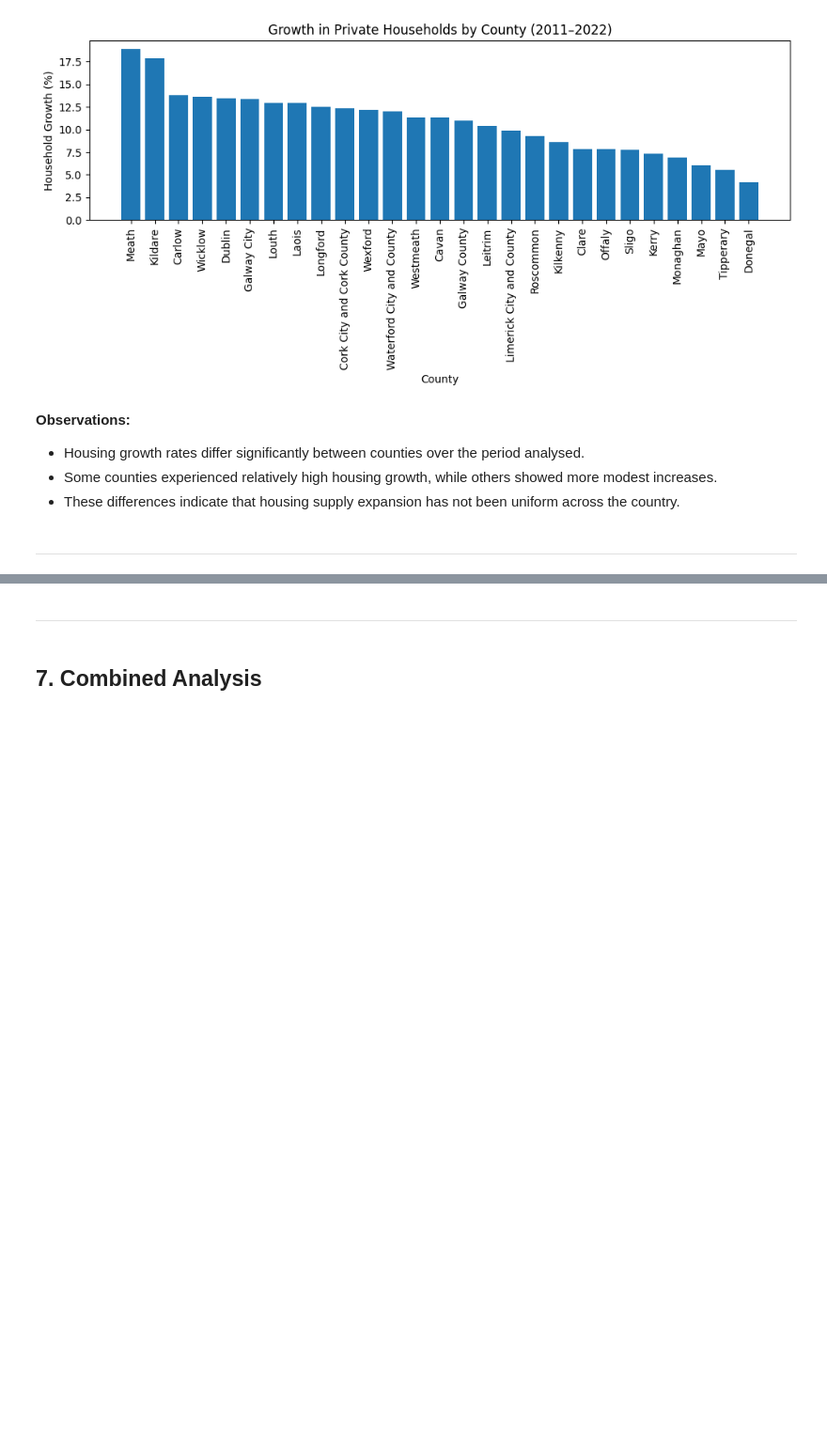
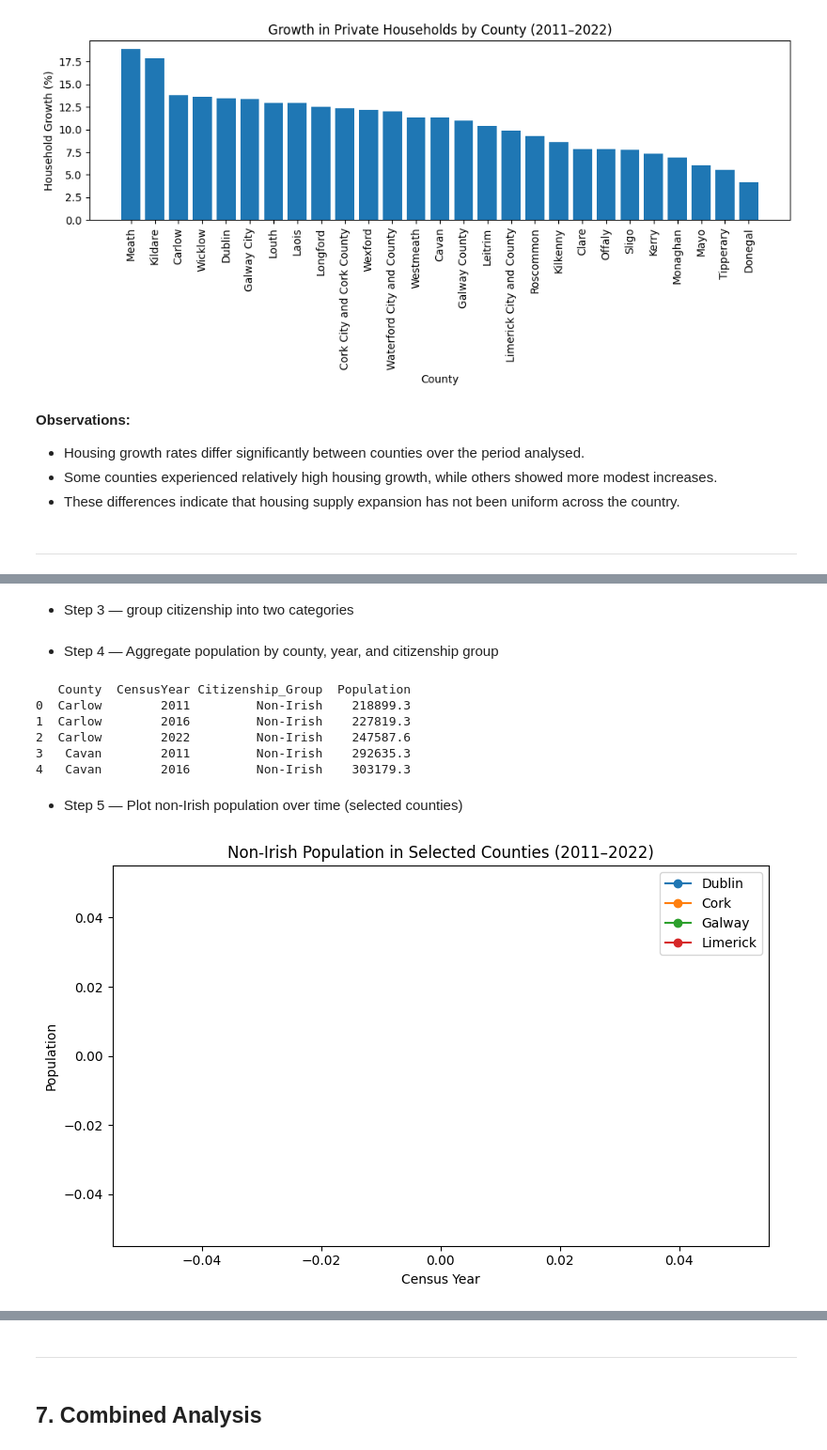
Before and after one commit to elainecazetta/programming-for-data-analytics, a Jupyter notebook: project/census_analysis.ipynb, the cells around one changed output, grey strips where cells are left out. Shown at 94% size. Saved outputs shown, nothing was run; the diff lists cells and outputs as text; code cells hidden in the pictures; blank space fills up the shorter version.

```diff
--- a/project/census_analysis.ipynb
+++ b/project/census_analysis.ipynb
@@ -431,0 +491,57 @@ plt.show()
+# %% [markdown]
+- Step 3 — group citizenship into two categories
+# %%
+# Create a simplified citizenship category
+imm_df["Citizenship_Group"] = imm_df["Citizenship"]
+
+imm_df.loc[
+    imm_df["Citizenship"] != "Irish",
+    "Citizenship_Group"
+] = "Non-Irish"
+# %% [markdown]
+- Step 4 — Aggregate population by county, year, and citizenship group
+# %%
+imm_grouped = (
+    imm_df
+    .groupby(["County", "CensusYear", "Citizenship_Group"], as_index=False)["Population"]
+    .sum()
+)
+
+print(imm_grouped.head())
+# %% [output]
+   County  CensusYear Citizenship_Group  Population
+0  Carlow        2011         Non-Irish    218899.3
+1  Carlow        2016         Non-Irish    227819.3
+2  Carlow        2022         Non-Irish    247587.6
+3   Cavan        2011         Non-Irish    292635.3
+4   Cavan        2016         Non-Irish    303179.3
+# %% [markdown]
+- Step 5 — Plot non-Irish population over time (selected counties)
+# %%
+selected_counties = ["Dublin", "Cork", "Galway", "Limerick"]
+
+imm_plot = imm_grouped[
+    (imm_grouped["County"].isin(selected_counties)) &
+    (imm_grouped["Citizenship_Group"] == "Non-Irish")
+]
+
+import matplotlib.pyplot as plt
+
+plt.figure(figsize=(8, 5))
+for county in selected_counties:
+    data = imm_plot[imm_plot["County"] == county]
+    plt.plot(
+        data["CensusYear"],
+        data["Population"],
+        marker="o",
+        label=county
+    )
+
+plt.title("Non-Irish Population in Selected Counties (2011–2022)")
+plt.xlabel("Census Year")
+plt.ylabel("Population")
+plt.legend()
+plt.tight_layout()
+plt.show()
+# %% [output]
+[figure, added]
```
Also changed, not shown: parts of 9 cells of this notebook.
